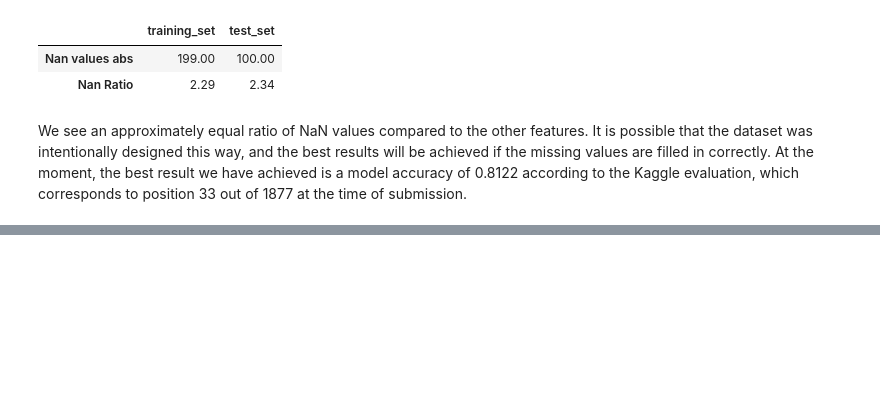
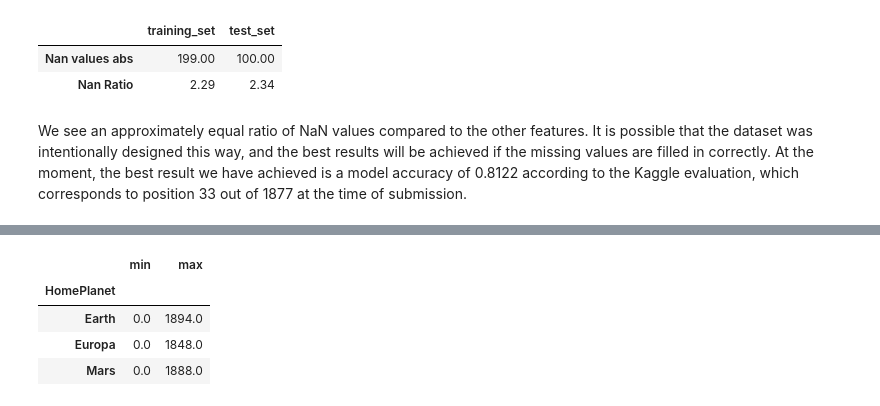
Before and after one commit to plamensve/ML_FINAL_PROJECT, a Jupyter notebook: notebooks/02.preprocessing.ipynb, the cells around one changed output, grey strips where cells are left out. Cells and saved outputs as stored; diff of their text form; code cells hidden in the pictures; blank space fills up the shorter version.

```diff
--- a/notebooks/02.preprocessing.ipynb
+++ b/notebooks/02.preprocessing.ipynb
@@ -915,0 +946,9 @@ check[check['cabin_num'].isna()]
+# %%
+# For cabin_num, there are no clearly defined ranges indicating where the residents of the different planets are accommodated.
+training_set.groupby('HomePlanet')['cabin_num'].agg(['min', 'max']).sort_values('min')
+# %% [output]
+|  | min | max |
+| HomePlanet |  |  |
+| Earth | 0.0 | 1894.0 |
+| Europa | 0.0 | 1848.0 |
+| Mars | 0.0 | 1888.0 |
```
Also changed, not shown: parts of 22 cells of this notebook.
